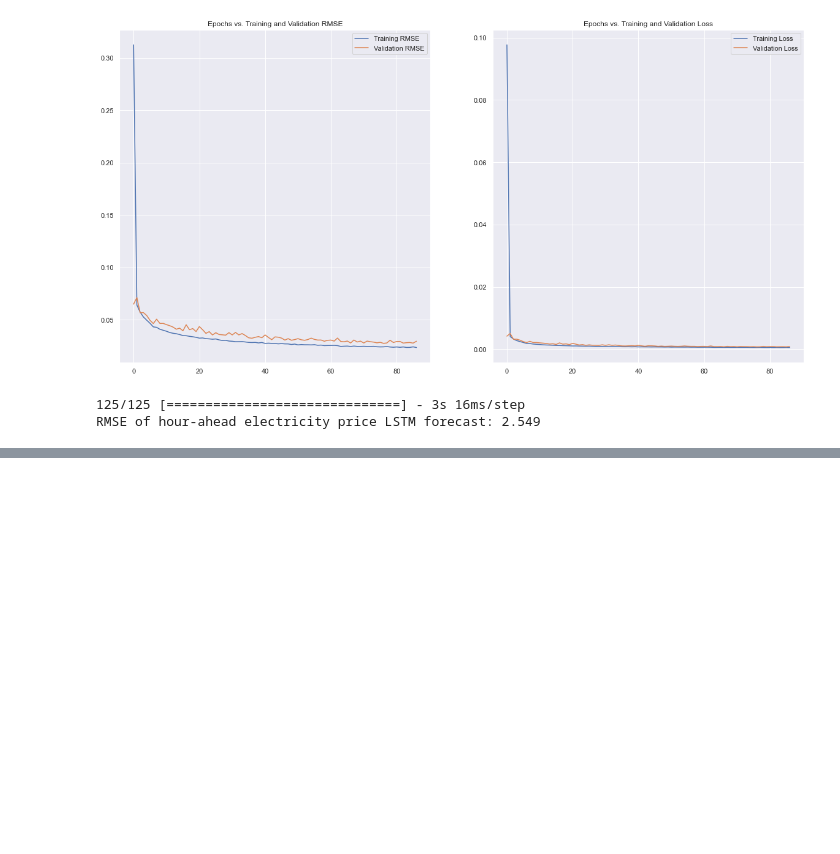
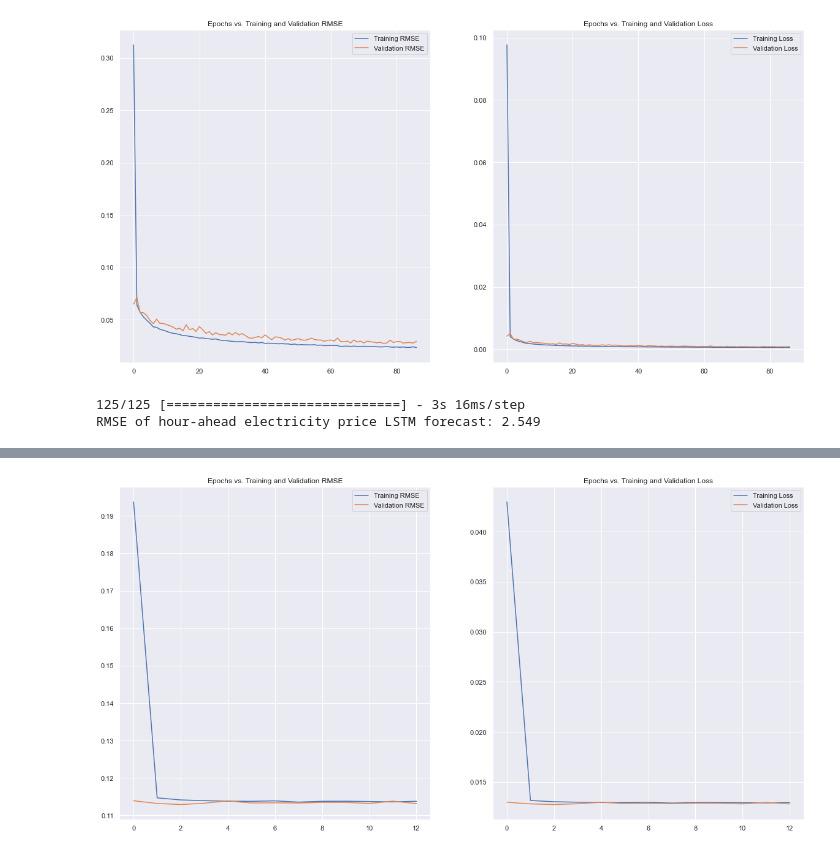
Before and after one commit to montgoz007/electricity-price-forecasting, a Jupyter notebook: EDA.ipynb, the cells around one changed output, grey strips where cells are left out. Saved outputs shown, nothing was run; the diff lists cells and outputs as text; code cells hidden in the pictures; blank space fills up the shorter version.

```diff
--- a/EDA.ipynb
+++ b/EDA.ipynb
@@ -1094,0 +1166,25 @@ RMSE of hour-ahead electricity price LSTM forecast: 2.549
+# %%
+tf.keras.backend.clear_session()
+
+multivariate_cnn = tf.keras.models.Sequential([
+    Conv1D(filters=48, kernel_size=2,
+           strides=1, padding='causal',
+           activation='relu',
+           input_shape=input_shape),
+    Flatten(),
+    Dense(48, activation='relu'),
+    Dense(1)
+])
+
+model_checkpoint = tf.keras.callbacks.ModelCheckpoint(
+                   'multivariate_cnn.h5', save_best_only=True)
+optimizer = tf.keras.optimizers.Adam(lr=6e-3, amsgrad=True)
+
+multivariate_cnn.compile(loss=loss,
+                          optimizer=optimizer,
+                          metrics=metric)
+# %%
+history = multivariate_cnn.fit(train, epochs=120,
+                               validation_data=validation,
+                               callbacks=[early_stopping,
+                                          model_checkpoint])
@@ -1094,0 +1209,4 @@ RMSE of hour-ahead electricity price LSTM forecast: 2.549
+# %%
+plot_model_rmse_and_loss(history)
+# %% [output]
+[figure, added]
```
Also changed, not shown: parts of 24 cells of this notebook, 5 other files.
